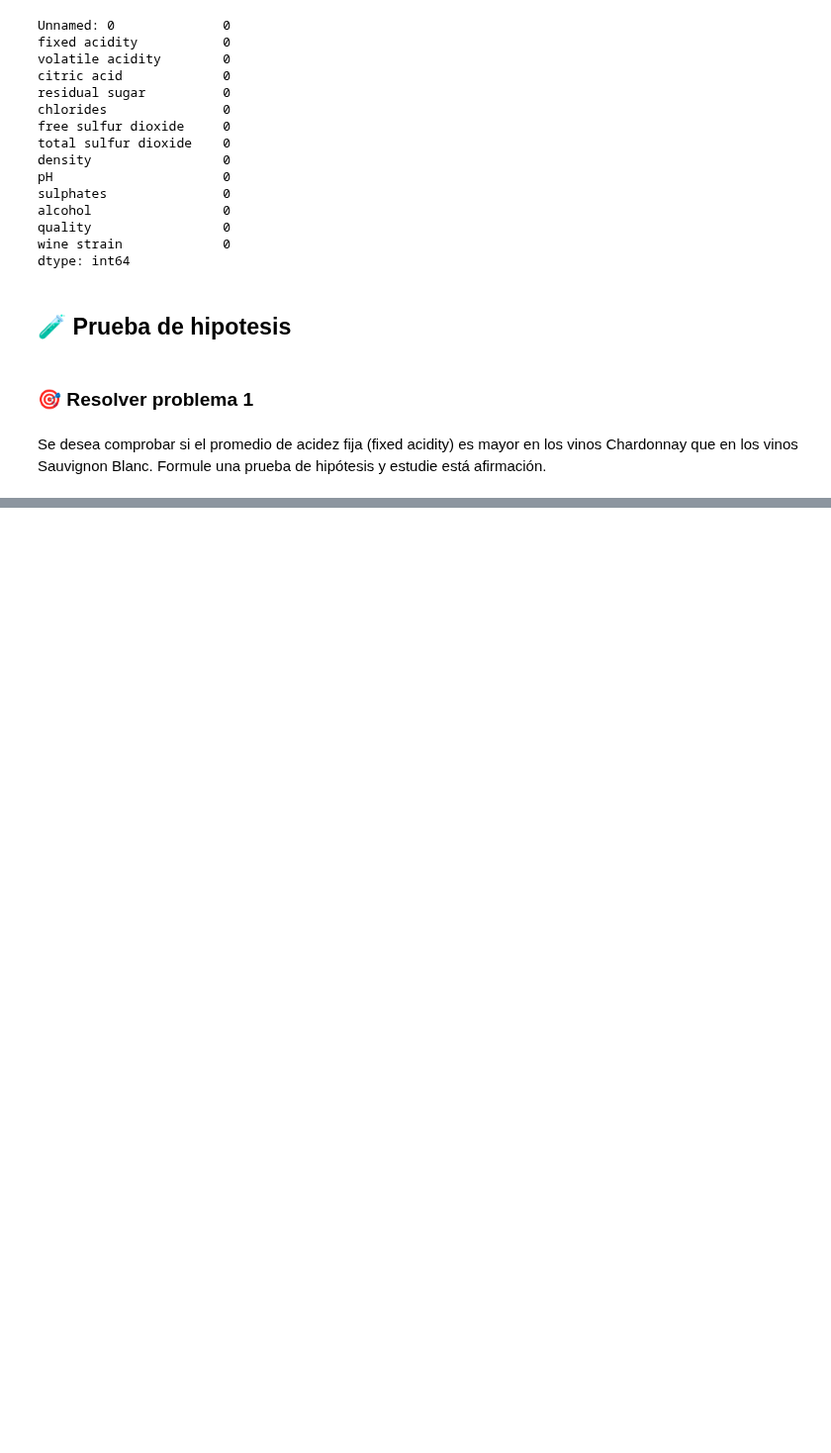
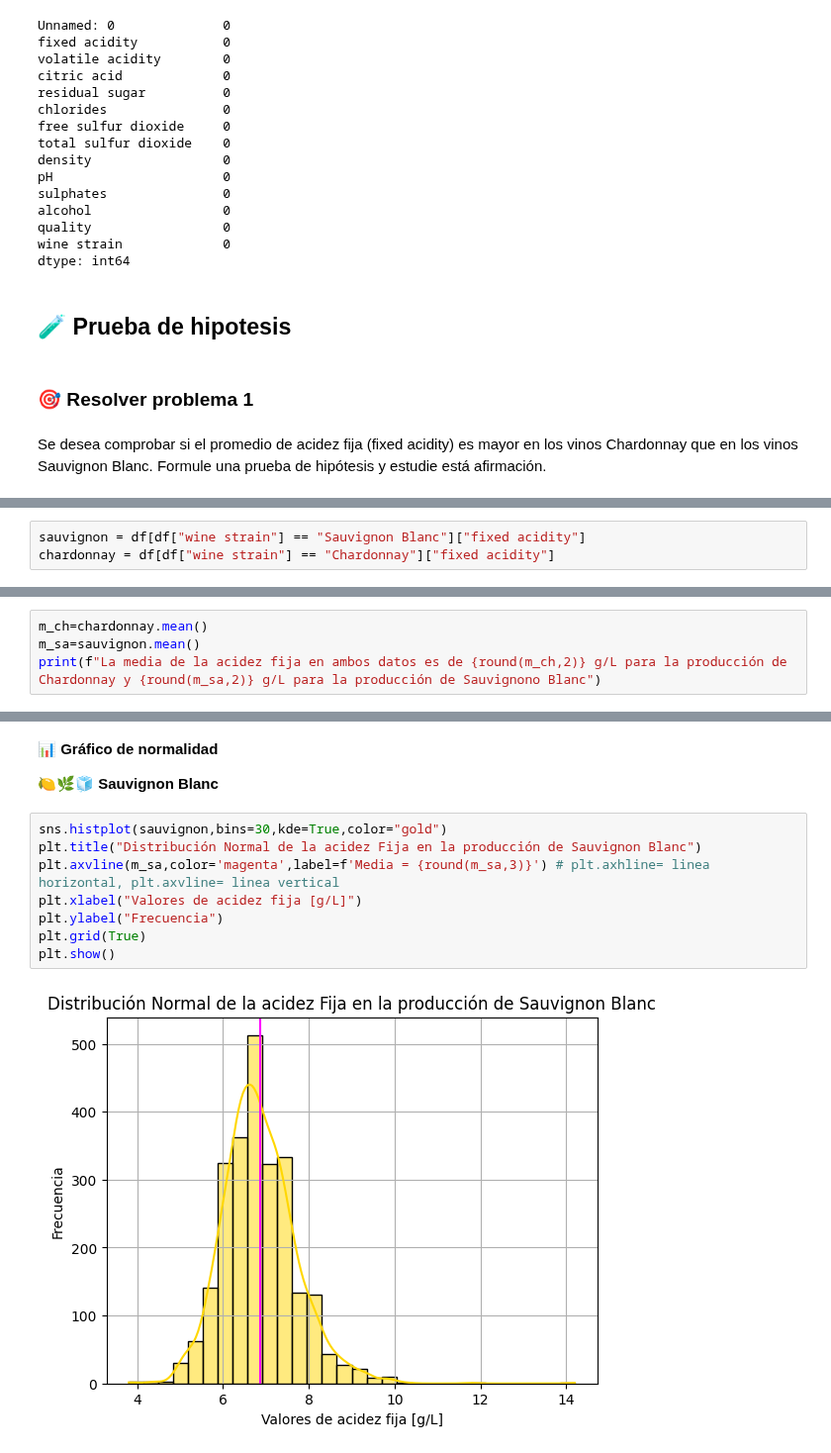
Before and after one commit to diadasiachilensis/data-science, a Jupyter notebook: ejercicios/8.vino/analisis.ipynb, the cells around one changed output, grey strips where cells are left out. Shown at 99% size. Cells and saved outputs as stored; diff of their text form; blank space fills up the shorter version.

```diff
--- a/ejercicios/8.vino/analisis.ipynb
+++ b/ejercicios/8.vino/analisis.ipynb
@@ -71,0 +78,3 @@ Se desea comprobar si el promedio de acidez fija (fixed acidity) es mayor en los
+# %%
+sauvignon = df[df["wine strain"] == "Sauvignon Blanc"]["fixed acidity"]
+chardonnay = df[df["wine strain"] == "Chardonnay"]["fixed acidity"]
@@ -71,0 +107,4 @@ Se desea comprobar si el promedio de acidez fija (fixed acidity) es mayor en los
+# %%
+m_ch=chardonnay.mean()
+m_sa=sauvignon.mean()
+print(f"La media de la acidez fija en ambos datos es de {round(m_ch,2)} g/L para la producción de Chardonnay y {round(m_sa,2)} g/L para la producción de Sauvignono Blanc")
@@ -71,0 +135,14 @@ Se desea comprobar si el promedio de acidez fija (fixed acidity) es mayor en los
+# %% [markdown]
+**📊 Gráfico de normalidad**
+
+**🍋🌿🧊 Sauvignon Blanc**
+# %%
+sns.histplot(sauvignon,bins=30,kde=True,color="gold")
+plt.title("Distribución Normal de la acidez Fija en la producción de Sauvignon Blanc")
+plt.axvline(m_sa,color='magenta',label=f'Media = {round(m_sa,3)}') # plt.axhline= linea horizontal, plt.axvline= linea vertical
+plt.xlabel("Valores de acidez fija [g/L]")
+plt.ylabel("Frecuencia")
+plt.grid(True)
+plt.show()
+# %% [output]
+[figure, added]
```
Also changed, not shown: parts of 21 cells of this notebook.
